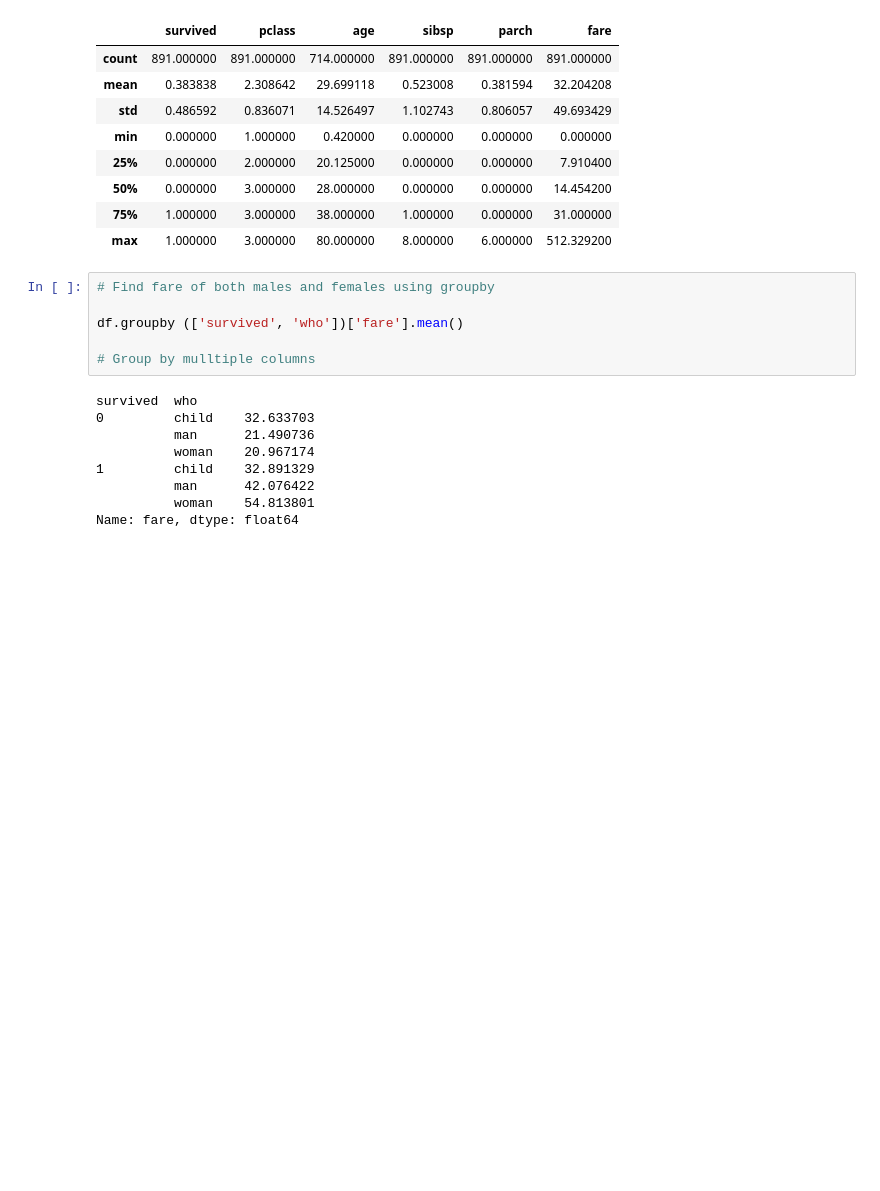
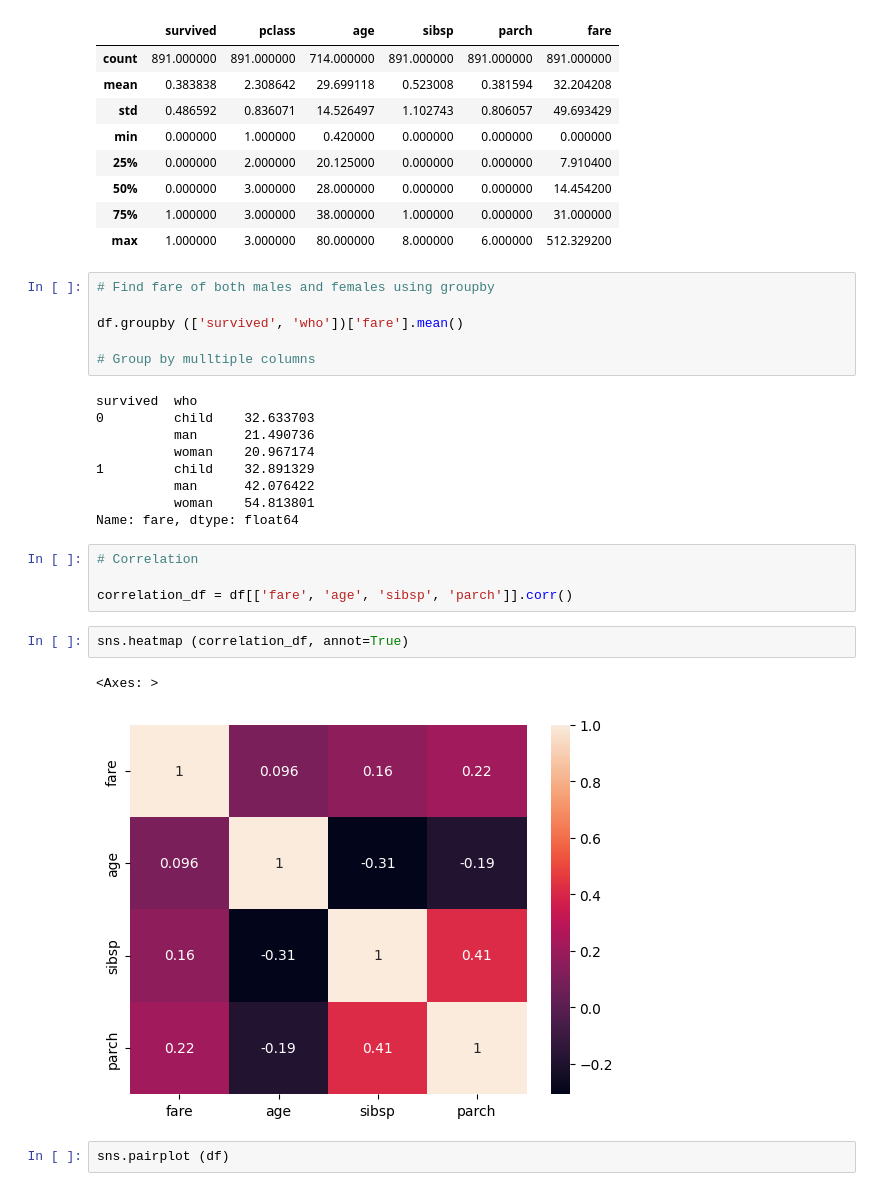
Before and after one commit to Jawad-hu/Exploratory-Data-Analysis, a Jupyter notebook: 02_Pandas_titanic.ipynb, the cells around one changed output. Saved outputs shown, nothing was run; the diff lists cells and outputs as text; blank space fills up the shorter version.

```diff
--- a/02_Pandas_titanic.ipynb
+++ b/02_Pandas_titanic.ipynb
@@ -174,3 +174,14 @@ survived  who
           man      42.076422
           woman    54.813801
 Name: fare, dtype: float64
+# %%
+# Correlation
+
+correlation_df = df[['fare', 'age', 'sibsp', 'parch']].corr()
+# %%
+sns.heatmap (correlation_df, annot=True)
+# %% [output]
+<Axes: >
+[figure, added]
+# %%
+sns.pairplot (df)
```
